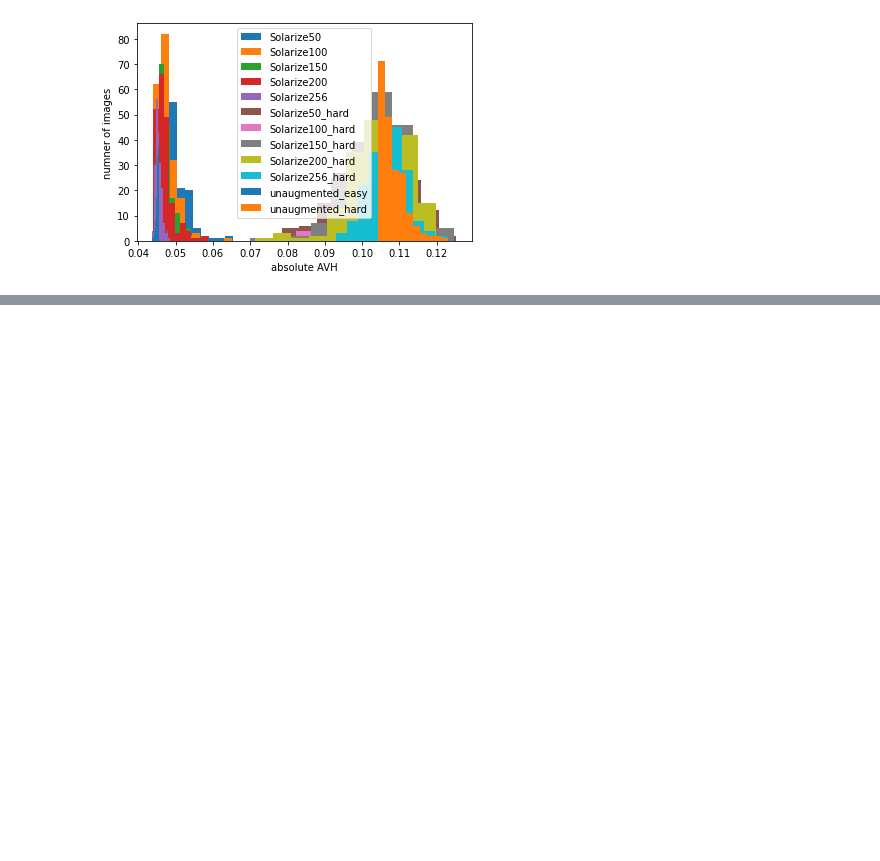
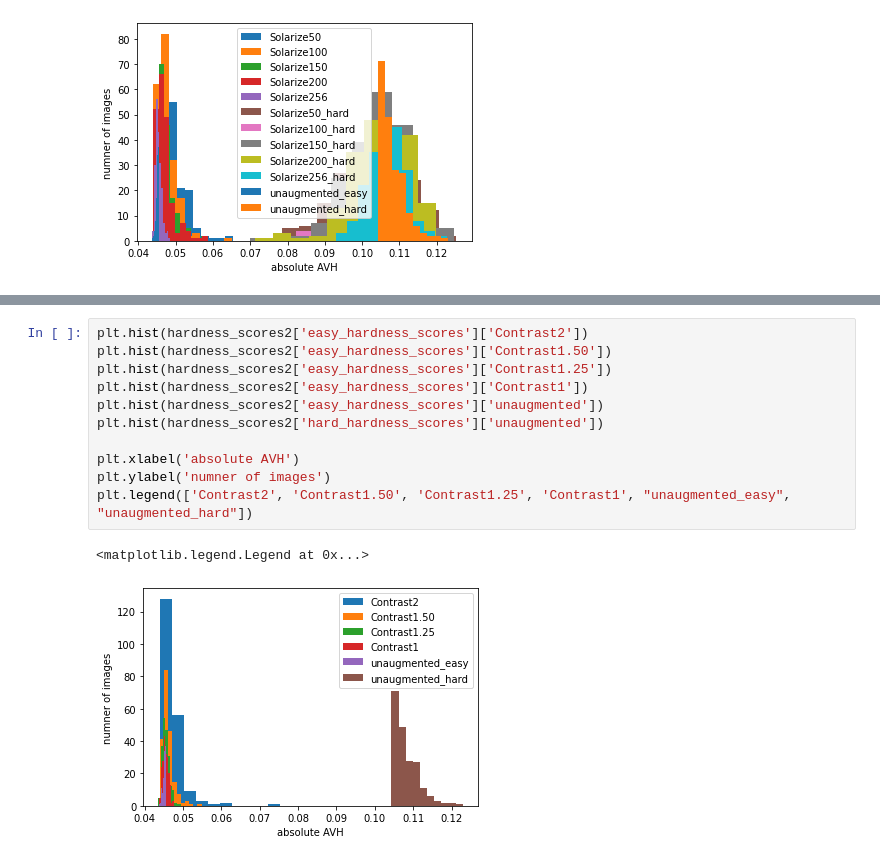
Before and after one commit to chandan-wai/fast-autoaugment, a Jupyter notebook: FastAutoAugment/plot_augmentations_avh.ipynb, the cells around one changed output, grey strips where cells are left out. Cells and saved outputs as stored; diff of their text form; blank space fills up the shorter version.

```diff
--- a/FastAutoAugment/plot_augmentations_avh.ipynb
+++ b/FastAutoAugment/plot_augmentations_avh.ipynb
@@ -313,0 +377,14 @@ plt.legend(['Solarize50', 'Solarize100', 'Solarize150', 'Solarize200', 'Solarize
+# %%
+plt.hist(hardness_scores2['easy_hardness_scores']['Contrast2'])
+plt.hist(hardness_scores2['easy_hardness_scores']['Contrast1.50'])
+plt.hist(hardness_scores2['easy_hardness_scores']['Contrast1.25'])
+plt.hist(hardness_scores2['easy_hardness_scores']['Contrast1'])
+plt.hist(hardness_scores2['easy_hardness_scores']['unaugmented'])
+plt.hist(hardness_scores2['hard_hardness_scores']['unaugmented'])
+
+plt.xlabel('absolute AVH')
+plt.ylabel('numner of images')
+plt.legend(['Contrast2', 'Contrast1.50', 'Contrast1.25', 'Contrast1', "unaugmented_easy", "unaugmented_hard"])
+# %% [output]
+<matplotlib.legend.Legend at 0x...>
+[figure, added]
```
Also changed, not shown: parts of 7 cells of this notebook, 3 other files.
